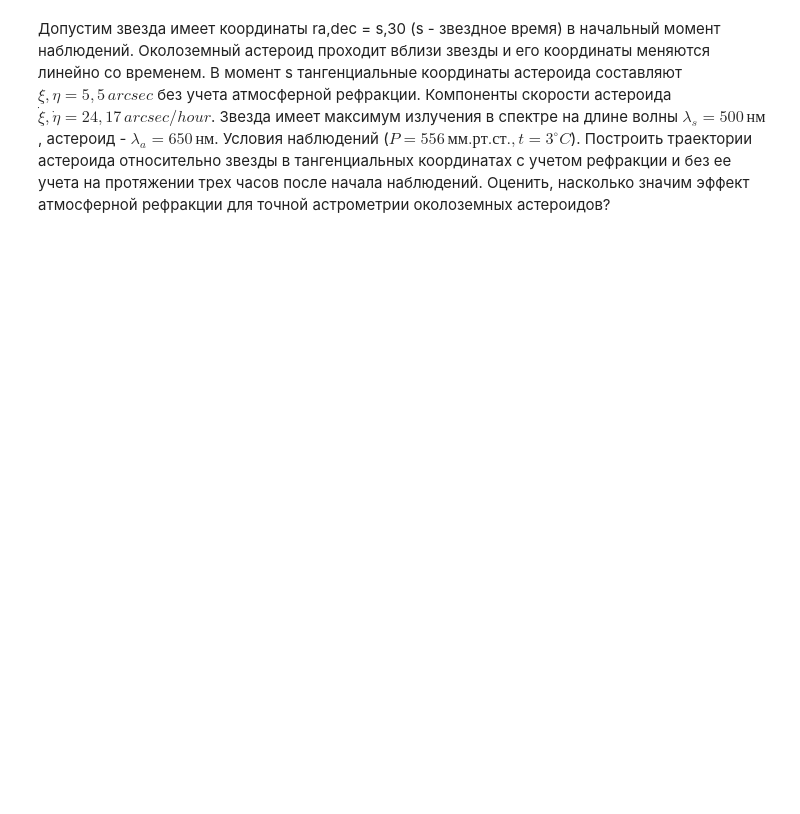
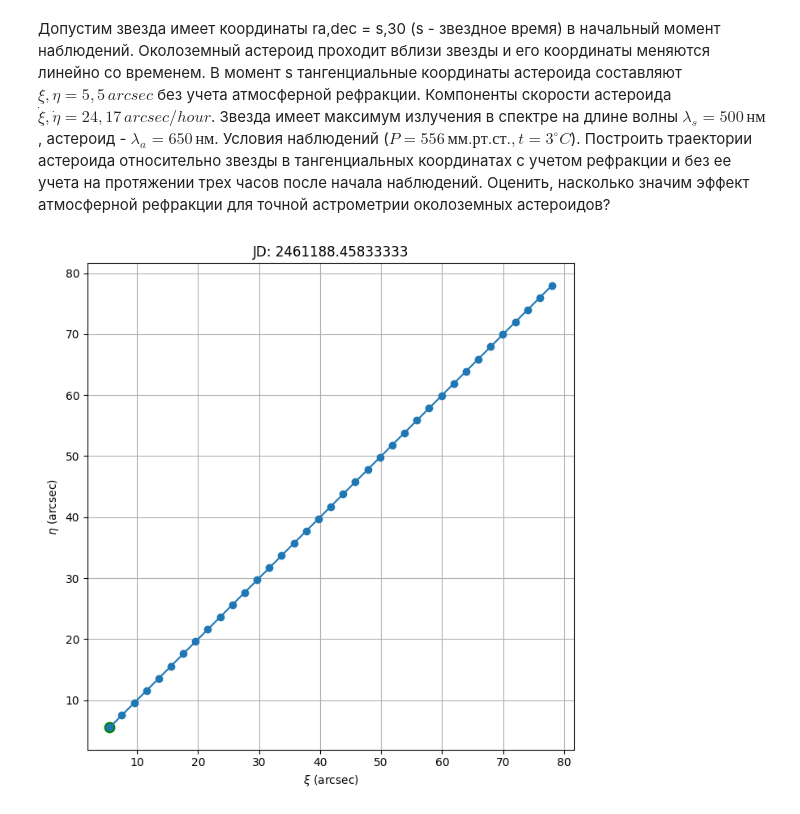
Before and after one commit to ymax74/sfa, a Jupyter notebook: sfa_refraction_coding.ipynb, the cells around one changed output. Cells and saved outputs as stored; diff of their text form; code cells hidden in the pictures; blank space fills up the shorter version.

```diff
--- a/sfa_refraction_coding.ipynb
+++ b/sfa_refraction_coding.ipynb
@@ -93,2 +109,45 @@ ValueError: Latitude angle(s) must be within -90 deg <= angle <= 90 deg, got 141
 # %% [markdown]
 Допустим звезда имеет координаты ra,dec = s,30 (s - звездное время) в начальный момент наблюдений. Околоземный астероид проходит вблизи звезды и его координаты меняются линейно со временем. В момент s тангенциальные координаты астероида составляют $\xi,\eta = 5,5\, arcsec$ без учета атмосферной рефракции. Компоненты скорости астероида $\dot \xi, \dot \eta = 24,17 \,arcsec/hour$. Звезда имеет максимум излучения в спектре на длине волны $\lambda_s = 500\, нм$, астероид - $\lambda_a = 650\, нм$. Условия наблюдений ($P = 556\, мм.рт.ст., t = 3^\circ C$). Построить траектории астероида относительно звезды в тангенциальных координатах с учетом рефракции и без ее учета на протяжении трех часов после начала наблюдений. Оценить, насколько значим эффект атмосферной рефракции для точной астрометрии околоземных астероидов?
+# %%
+JD = float(Time('2026-05-27 23:00:00').copy(format='jd').value)
+s = getSiderial(JD,lon)
+ra_s = s
+dec_s = 30
+
+xi0 = eta0 = 5.5 * u.arcsec
+v_xi = v_eta = 24.17 * u.arcsec / u.hour
+
+wl_s = 0.500
+wl_a = 0.650
+P = 556
+t = +3
+# %%
+minutes = np.arange(0, 3*60 + 5, 5)
+jd_list = JD + minutes / (24 * 60)
+jd_list = list(jd_list)
+
+xi_list = [
+    (xi0 + v_xi * ((jd - jd_list[0]) * u.day).to(u.hour)).value
+    for jd in jd_list
+]
+
+eta_list = [
+    (eta0 + v_eta * ((jd - jd_list[0]) * u.day).to(u.hour)).value
+    for jd in jd_list
+]
+# %%
+fig, ax = plt.subplots(figsize=(7, 7))
+
+ax.plot(xi_list, eta_list, "o-")
+ax.scatter(xi_list[0], eta_list[0], color="green", s=80, label="Start")
+
+ax.set_title(f"JD: {JD:.8f}")
+ax.set_xlabel(r"$\xi$ (arcsec)")
+ax.set_ylabel(r"$\eta$ (arcsec)")
+ax.set_aspect("equal", adjustable="box")
+ax.grid(True)
+
+plt.tight_layout()
+plt.show()
+# %% [output]
+[figure, added]
```
Also changed, not shown: parts of 10 cells of this notebook, 2 other files.
